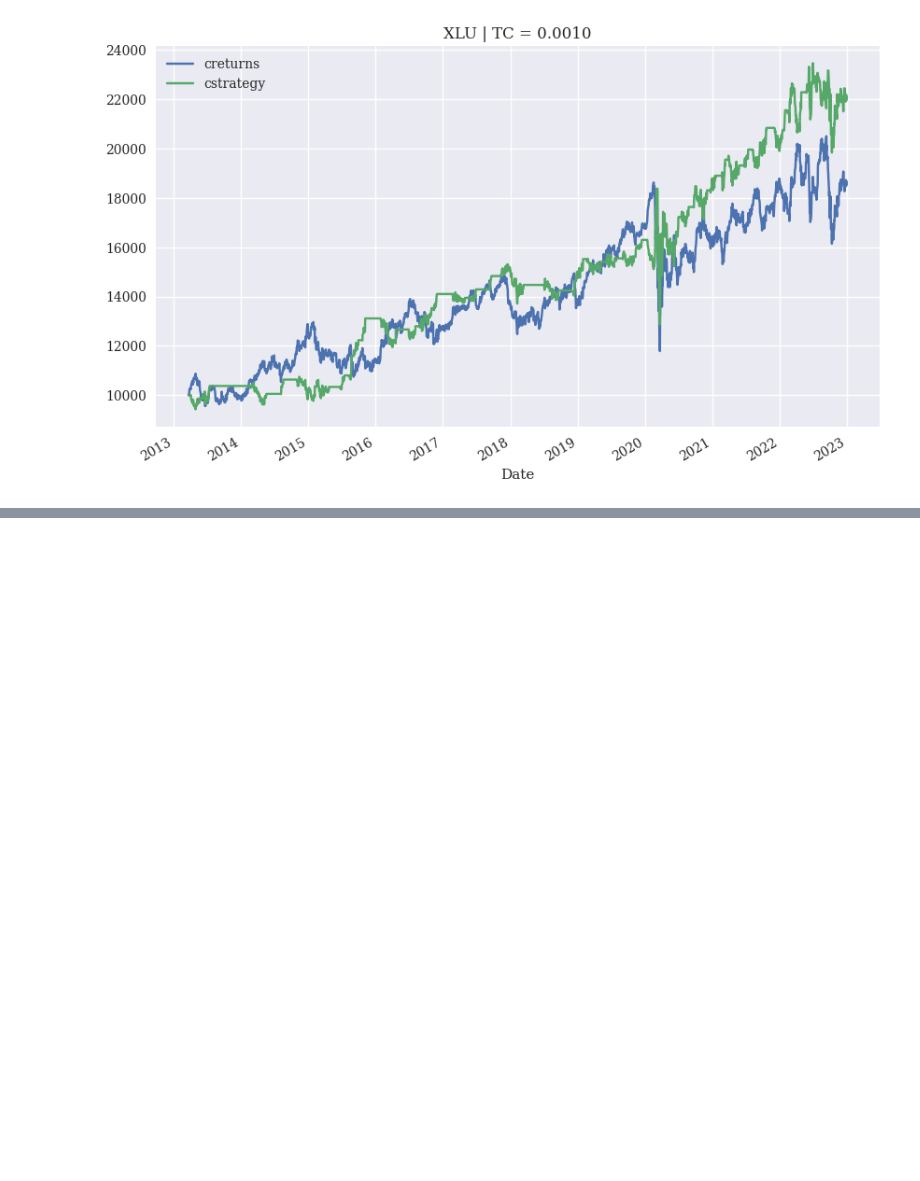
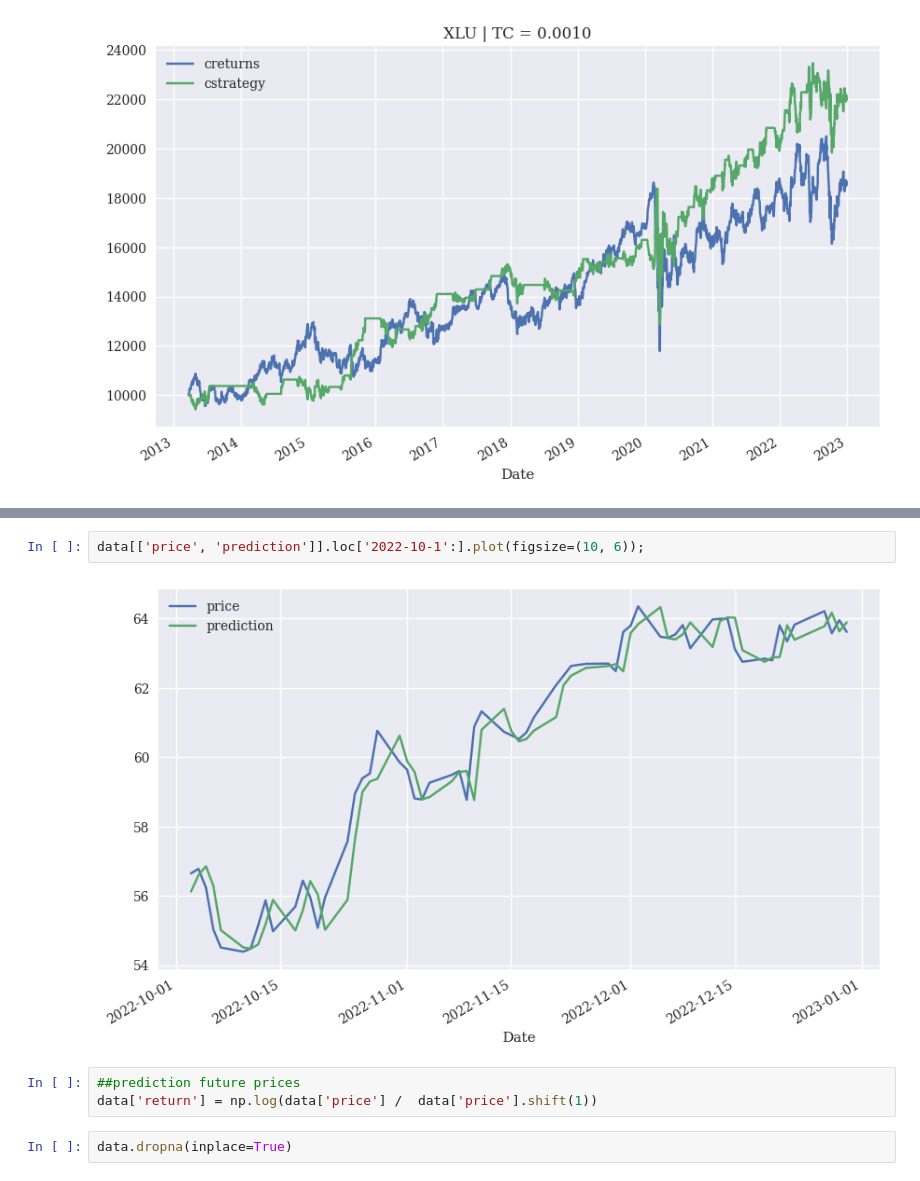
Before and after one commit to MartinKasak/Python_Finance_Numpy_Pandas, a Jupyter notebook: Python For Algorithmic Trading.ipynb, the cells around one changed output, grey strips where cells are left out. Cells and saved outputs as stored; diff of their text form; blank space fills up the shorter version.

```diff
--- a/Python For Algorithmic Trading.ipynb
+++ b/Python For Algorithmic Trading.ipynb
@@ -525,0 +558,9 @@ mrbt.plot_results()
+# %%
+data[['price', 'prediction']].loc['2022-10-1':].plot(figsize=(10, 6));
+# %% [output]
+[figure, added]
+# %%
+##prediction future prices
+data['return'] = np.log(data['price'] /  data['price'].shift(1))
+# %%
+data.dropna(inplace=True)
```
Also changed, not shown: parts of 33 cells of this notebook.
